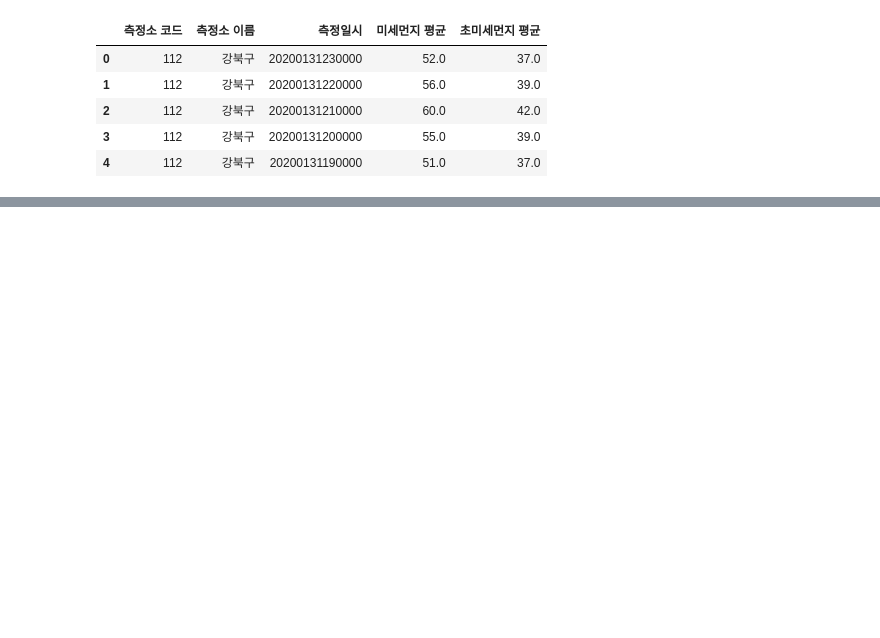
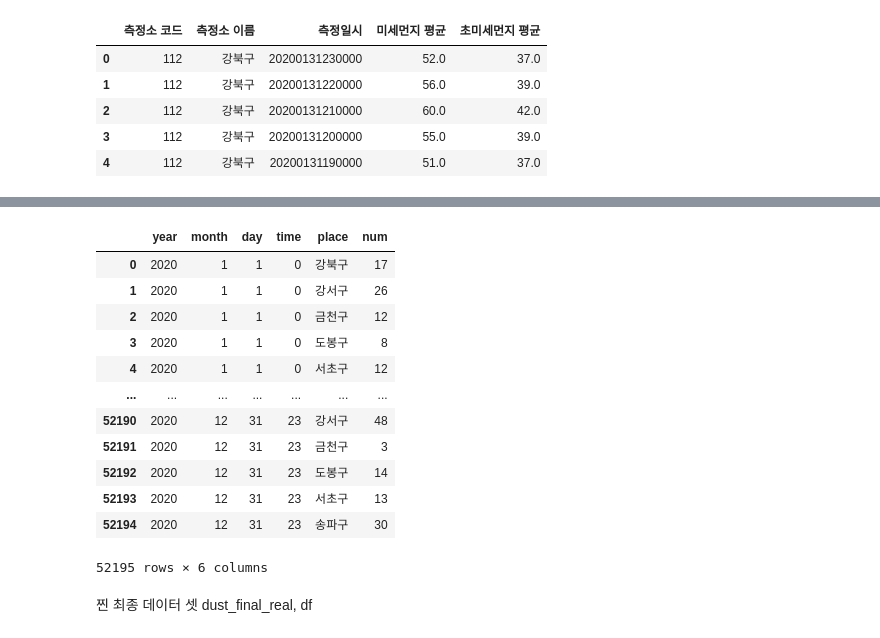
Before and after one commit to oliviachchoi/SDproject-bike-, a Jupyter notebook: 데이터_병합.ipynb, the cells around one changed output, grey strips where cells are left out. Cells and saved outputs as stored; diff of their text form; code cells hidden in the pictures; blank space fills up the shorter version.

```diff
--- a/데이터_병합.ipynb
+++ b/데이터_병합.ipynb
@@ -493,0 +531,21 @@ dust_final에서 date을 y-m-d-h로 바꿔주기
+# %%
+df= data.copy()
+df.drop(['date','stno'],axis=1, inplace=True)
+# %%
+df=df.groupby(['year','month','day','time','place'],as_index=False).sum()
+# %%
+df
+# %% [output]
+|  | year | month | day | time | place | num |
+| 0 | 2020 | 1 | 1 | 0 | 강북구 | 17 |
+| 1 | 2020 | 1 | 1 | 0 | 강서구 | 26 |
+| 2 | 2020 | 1 | 1 | 0 | 금천구 | 12 |
+| 3 | 2020 | 1 | 1 | 0 | 도봉구 | 8 |
+| 4 | 2020 | 1 | 1 | 0 | 서초구 | 12 |
+| ... | ... | ... | ... | ... | ... | ... |
+| 52190 | 2020 | 12 | 31 | 23 | 강서구 | 48 |
+| 52191 | 2020 | 12 | 31 | 23 | 금천구 | 3 |
+| 52192 | 2020 | 12 | 31 | 23 | 도봉구 | 14 |
+| 52193 | 2020 | 12 | 31 | 23 | 서초구 | 13 |
+| 52194 | 2020 | 12 | 31 | 23 | 송파구 | 30 |
+52195 rows × 6 columns
@@ -493,0 +555,4 @@ dust_final에서 date을 y-m-d-h로 바꿔주기
+# %% [markdown]
+찐 최종 데이터 셋
+dust_final_real,
+df
```
Also changed, not shown: parts of 15 cells of this notebook.
